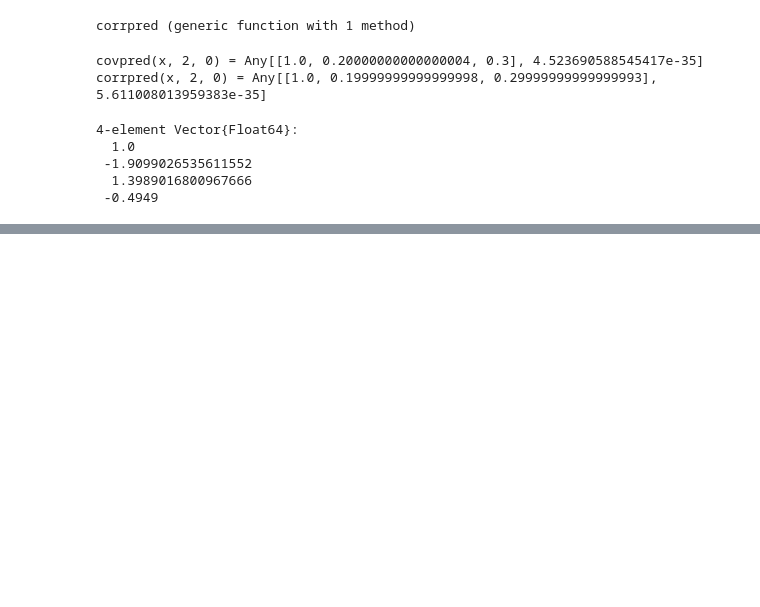
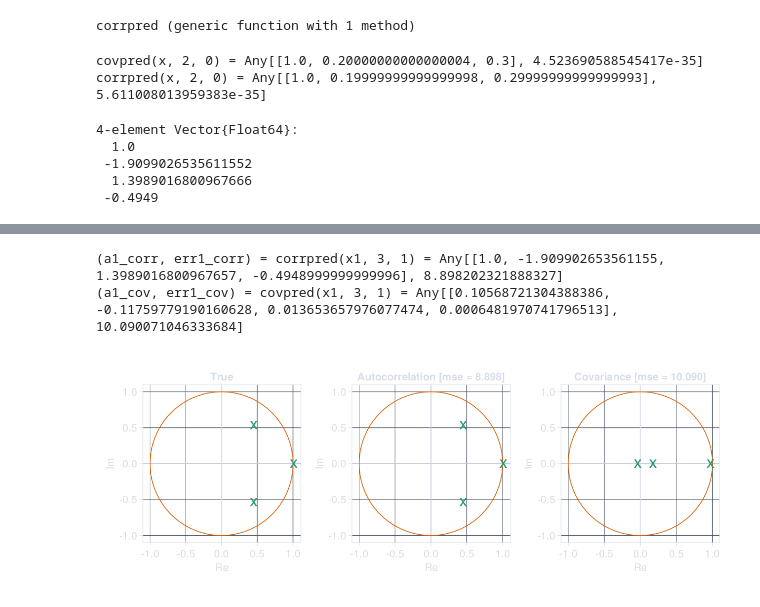
Before and after one commit to simonabj/Studies, a Jupyter notebook: IN5340/Project5/code.ipynb, the cells around one changed output, grey strips where cells are left out. Saved outputs shown, nothing was run; the diff lists cells and outputs as text; code cells hidden in the pictures; blank space fills up the shorter version.

```diff
--- a/IN5340/Project5/code.ipynb
+++ b/IN5340/Project5/code.ipynb
@@ -106,0 +121,16 @@ Continuous-time transfer function model
+# %%
+@show a1_corr, err1_corr = corrpred(x1, 3, 1)
+@show a1_cov, err1_cov   = covpred(x1, 3, 1)
+
+F = Figure(backgroundcolor=bg, resolution=(1200,450))
+ax1 = Axis(F[1,1], xlabel="Re", ylabel="Im", aspect=AxisAspect(1), title="True")
+ax2 = Axis(F[1,2], xlabel="Re", ylabel="Im", aspect=AxisAspect(1), title="Autocorrelation [mse = $(printx(err1_corr, 3))]")
+ax3 = Axis(F[1,3], xlabel="Re", ylabel="Im", aspect=AxisAspect(1), title="Covariance [mse = $(printx(err1_cov, 3))]")
+ucircle!(ax1); zplane!(ax1, P)
+ucircle!(ax2); zplane!(ax2, tf([1.0], a1_corr))
+ucircle!(ax3); zplane!(ax3, tf([1.0], a1_cov))
+F
+# %% [output]
+(a1_corr, err1_corr) = corrpred(x1, 3, 1) = Any[[1.0, -1.909902653561155, 1.3989016800967657, -0.4948999999999996], 8.898202321888327]
+(a1_cov, err1_cov) = covpred(x1, 3, 1) = Any[[0.10568721304388386, -0.11759779190160628, 0.013653657976077474, 0.0006481970741796513], 10.090071046333684]
+[figure, added]
```
Also changed, not shown: parts of 9 cells of this notebook, 2 other files.
